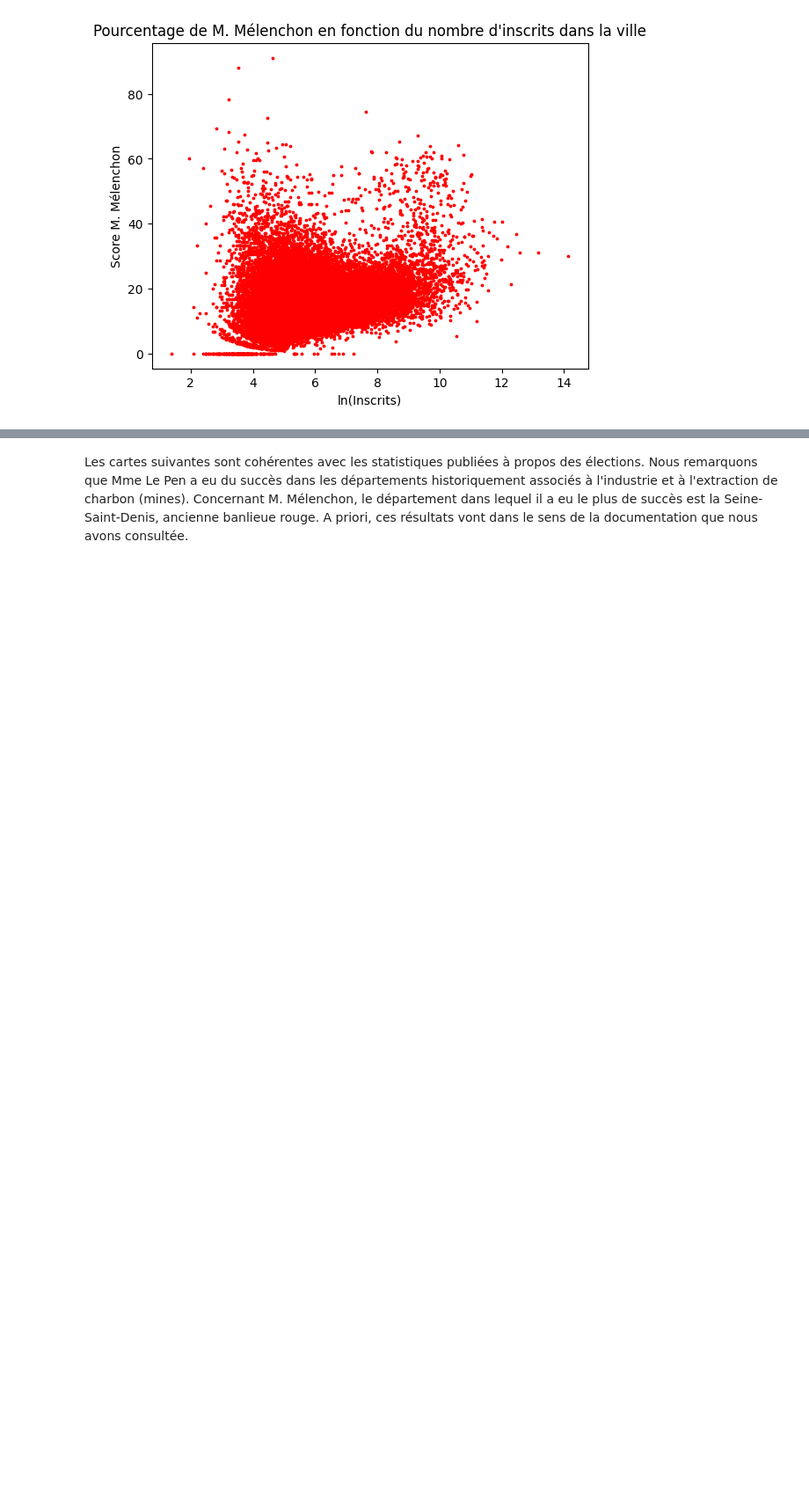
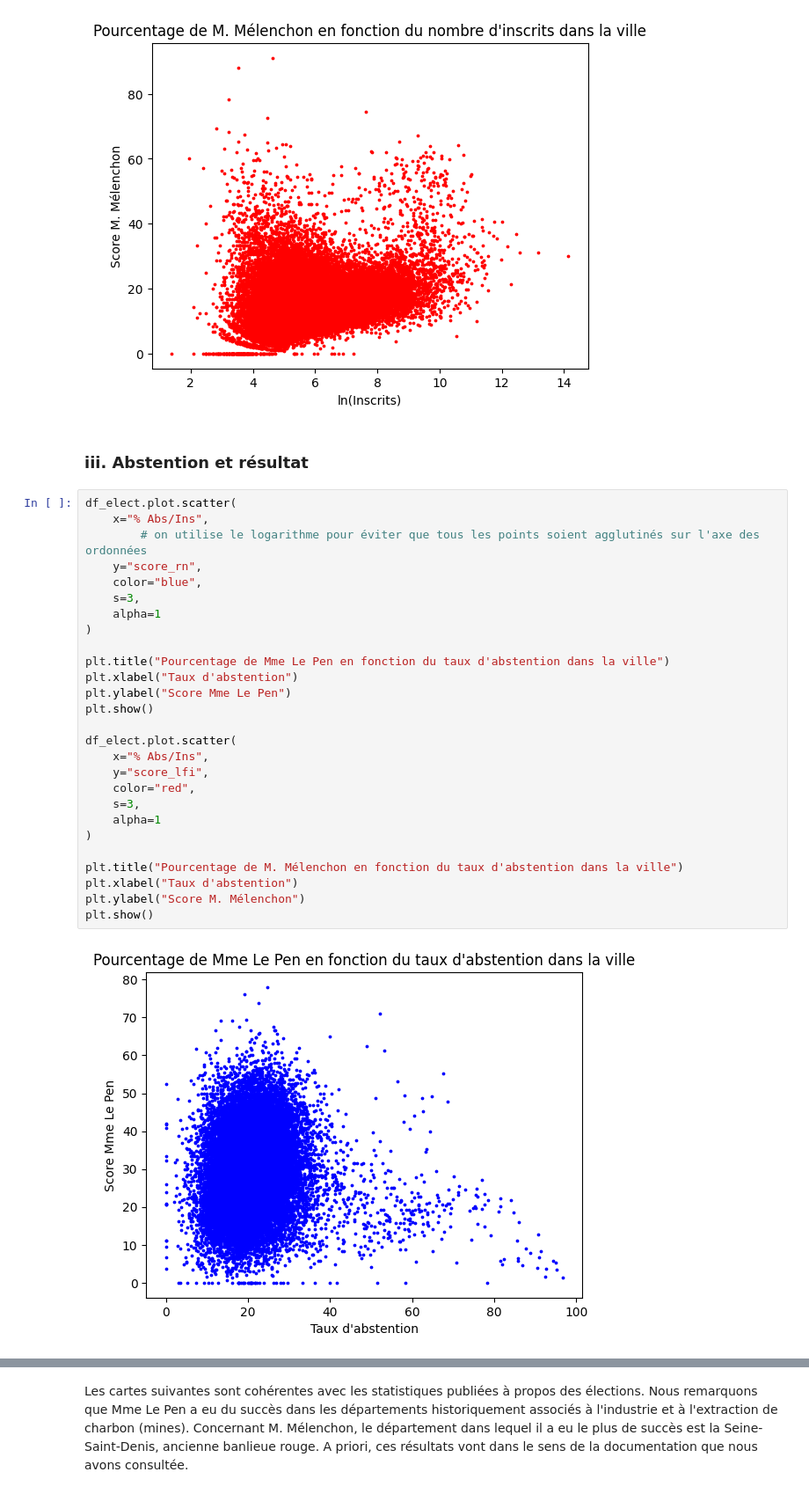
Before and after one commit to heloise1414/Projet-Python-S3, a Jupyter notebook: code/main-heloise-v2.ipynb, the cells around one changed output, grey strips where cells are left out. Shown at 88% size. Drawn from its saved outputs; the diff is of its cells as text; blank space fills up the shorter version.

Commit message:
statistiques descriptives (carte abstention)

```diff
--- a/code/main-heloise-v2.ipynb
+++ b/code/main-heloise-v2.ipynb
@@ -1399,3 +1400,34 @@ plt.show()
 # %% [output]
 [figure]
 [figure]
+# %% [markdown]
+### iii. Abstention et résultat
+# %%
+df_elect.plot.scatter(
+    x="% Abs/Ins",
+        # on utilise le logarithme pour éviter que tous les points soient agglutinés sur l'axe des ordonnées
+    y="score_rn",
+    color="blue",
+    s=3,
+    alpha=1
+)
+
+plt.title("Pourcentage de Mme Le Pen en fonction du taux d'abstention dans la ville")
+plt.xlabel("Taux d'abstention")
+plt.ylabel("Score Mme Le Pen")
+plt.show()
+
+df_elect.plot.scatter(
+    x="% Abs/Ins",
+    y="score_lfi",
+    color="red",
+    s=3,
+    alpha=1
+)
+
+plt.title("Pourcentage de M. Mélenchon en fonction du taux d'abstention dans la ville")
+plt.xlabel("Taux d'abstention")
+plt.ylabel("Score M. Mélenchon")
+plt.show()
+# %% [output]
+[figure, added]
```
Also changed, not shown: parts of 6 cells of this notebook.
